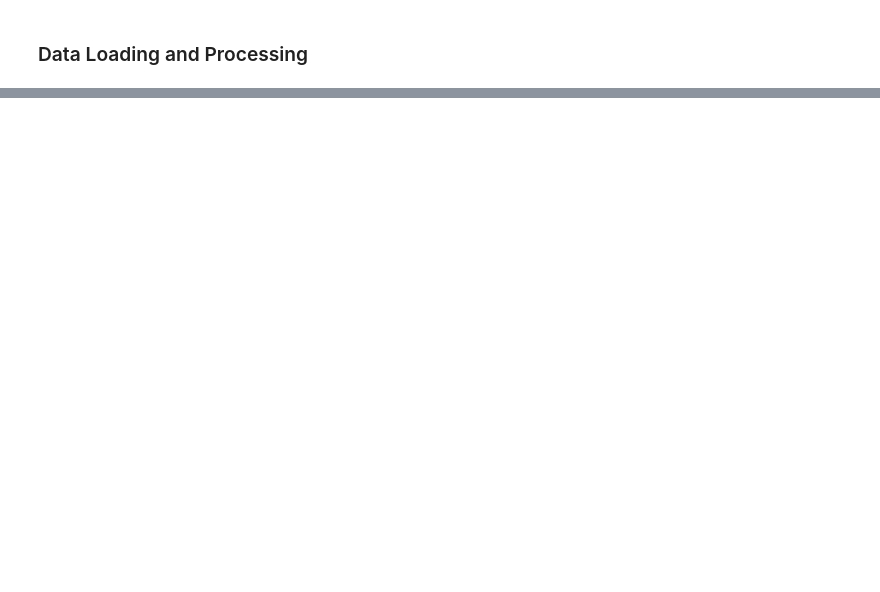
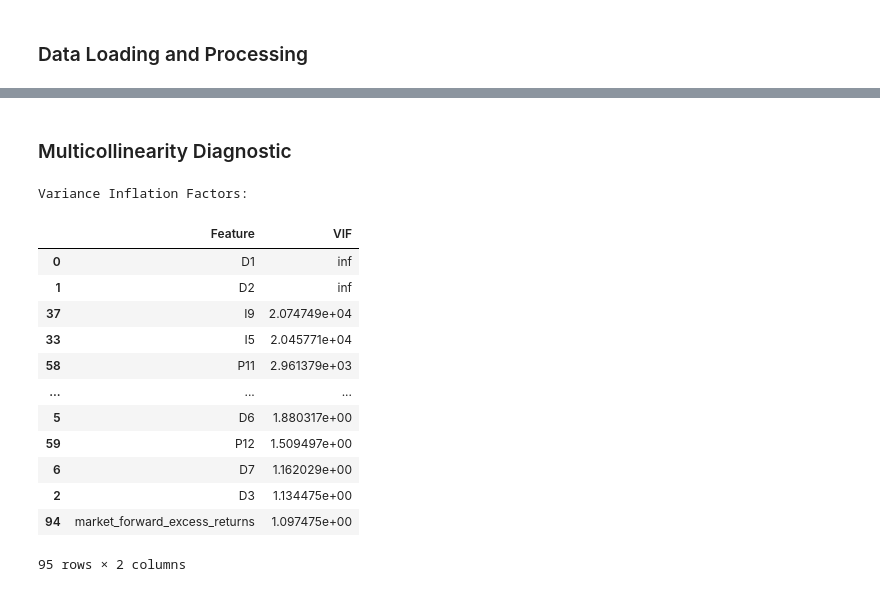
Before and after one commit to francofbv/Hull-Tactical, a Jupyter notebook: ntbks/day_one.ipynb, the cells around one changed output, grey strips where cells are left out. Saved outputs shown, nothing was run; the diff lists cells and outputs as text; code cells hidden in the pictures; blank space fills up the shorter version.

```diff
--- a/ntbks/day_one.ipynb
+++ b/ntbks/day_one.ipynb
@@ -142,0 +265,6 @@ RMSE: 0.010272
+# %%
+from statsmodels.tsa.stattools import adfuller
+
+res = adfuller(df['market_forward_excess_returns'])
+print(f'ADF Statistic: {res[0]:.4f}')
+print(f'p-value: {res[1]:.4f}')
@@ -142,0 +289,10 @@ RMSE: 0.010272
+# %%
+alpha = 0.05
+non_stationary_features = {}
+
+for feature in df.columns[1:len(df.columns)-1]: # for all features except date & response
+    col = df[feature].dropna()
+    res = adfuller(col)
+    if res[1] >= alpha:
+        non_stationary_features[feature] = (res[0], res[1])
+        print(f'feature: {feature} failed to reject with p-value: {res[1]} and ADF Statistic: {res[0]}')
@@ -142,0 +366,37 @@ RMSE: 0.010272
+# %% [markdown]
+### Multicollinearity Diagnostic
+# %%
+from statsmodels.stats.outliers_influence import variance_inflation_factor
+
+features = [col for col in df.columns if col not in ['date_id', 'forward_returns', 'risk_free_rate']]
+df_features = df[features].dropna()
+
+# Calculate VIF for each feature
+vif_data = pd.DataFrame()
+vif_data["Feature"] = df_features.columns
+vif_data["VIF"] =[variance_inflation_factor(df_features.values, i)
+                    for i in
+range(len(df_features.columns))]
+
+# Sort by VIF (highest first)
+vif_data = vif_data.sort_values('VIF', ascending=False)
+
+# Display results
+print("\nVariance Inflation Factors:")
+
+vif_data
+# %% [output]
+Variance Inflation Factors:
+|  | Feature | VIF |
+| 0 | D1 | inf |
+| 1 | D2 | inf |
+| 37 | I9 | 2.074749e+04 |
+| 33 | I5 | 2.045771e+04 |
+| 58 | P11 | 2.961379e+03 |
+| ... | ... | ... |
+| 5 | D6 | 1.880317e+00 |
+| 59 | P12 | 1.509497e+00 |
+| 6 | D7 | 1.162029e+00 |
+| 2 | D3 | 1.134475e+00 |
+| 94 | market_forward_excess_returns | 1.097475e+00 |
+95 rows × 2 columns
```
Also changed, not shown: parts of 35 cells of this notebook.
